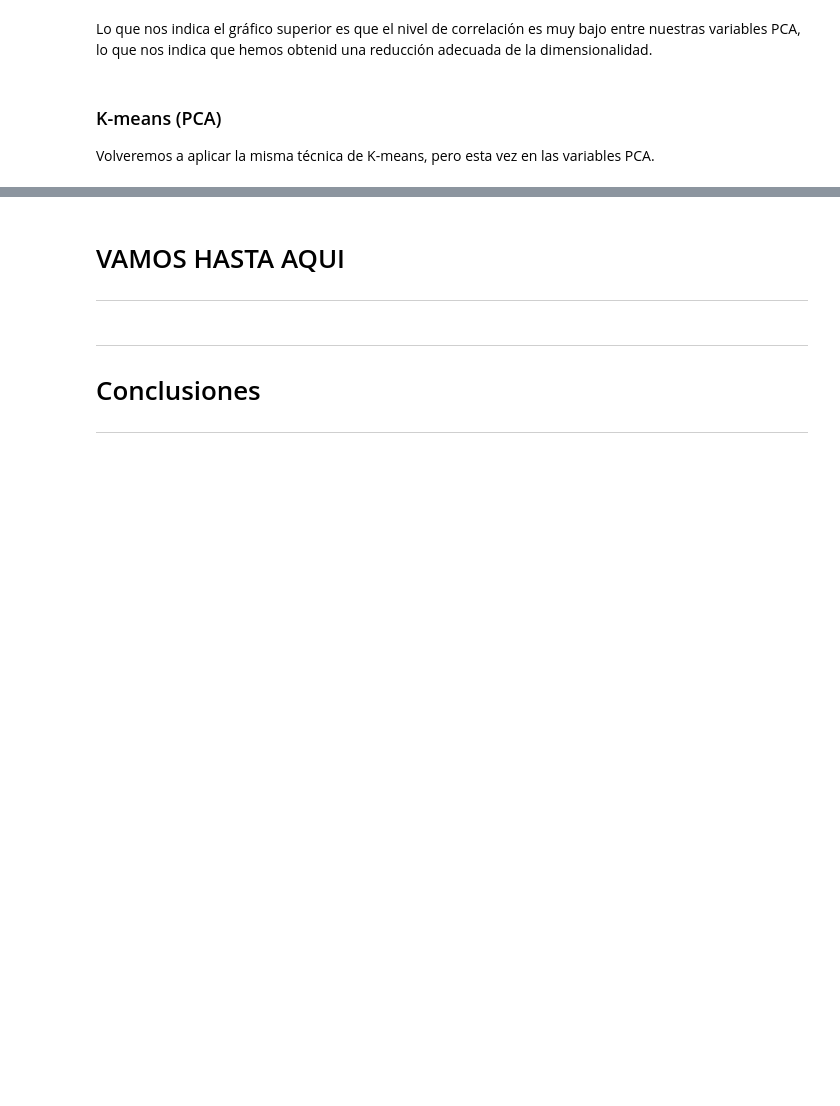
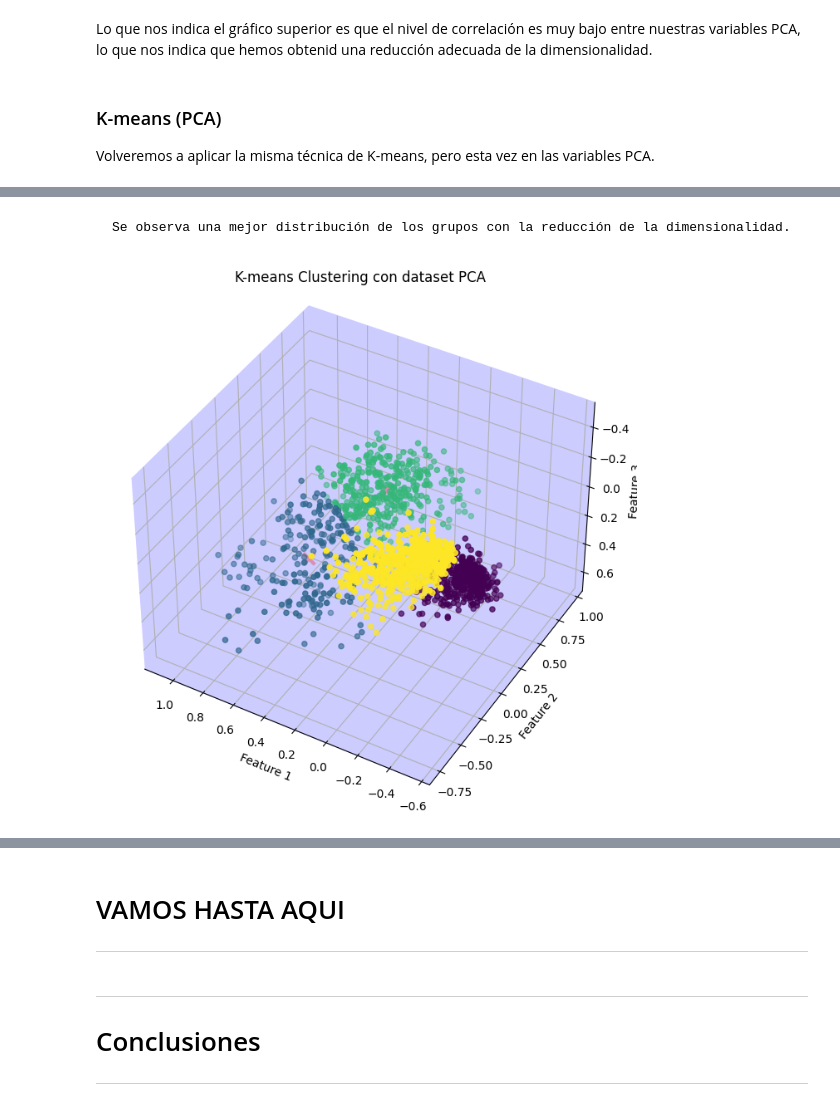
Before and after one commit to ernestopalacios/07MBID, a Jupyter notebook: AG1_ErnestoPalacios.ipynb, the cells around one changed output, grey strips where cells are left out. Drawn from its saved outputs; the diff is of its cells as text; code cells hidden in the pictures; blank space fills up the shorter version.

````diff
--- a/AG1_ErnestoPalacios.ipynb
+++ b/AG1_ErnestoPalacios.ipynb
@@ -1437,3 +1425,7 @@ Lo que nos indica el gráfico superior es que el nivel de correlación es muy ba
 ### K-means (PCA)
 
 Volveremos a aplicar la misma técnica de K-means, pero esta vez en las variables PCA.
+# %%
+kmeans_PCA = KMeans(n_clusters = 4, random_state=0, n_init = 10)
+clusters = kmeans_PCA.fit_predict(data_pca)
+kmeans_PCA.cluster_centers_.shape
@@ -1439,0 +1453,34 @@ Volveremos a aplicar la misma técnica de K-means, pero esta vez en las variable
+# %% [markdown]
+```
+Se observa una mejor distribución de los grupos con la reducción de la dimensionalidad.
+```
+# %%
+# Visualizacion del cluster PCA
+# https://vbatopandas.blogspot.com/2023/12/k-means-clustering-3d-plot-swiss-roll.html
+
+labels = kmeans_PCA.labels_
+
+# Plot the data points and their cluster assignments
+fig = plt.figure()
+ax = fig.add_subplot(111, projection='3d')
+
+# Convert DataFrame columns to NumPy arrays
+x = data_pca['PC1'].to_numpy()
+y = data_pca['PC2'].to_numpy()
+z = data_pca['PC3'].to_numpy()
+
+ax.scatter(x, y, z, c = labels, cmap = 'viridis')
+ax.scatter(kmeans_PCA.cluster_centers_[:, 0], kmeans_PCA.cluster_centers_[:, 1], kmeans_PCA.cluster_centers_[:, 2],
+           marker='x', color='red', s=100 , linewidths=3)
+# Set light blue background
+ax.w_xaxis.set_pane_color((0.8, 0.8, 1.0, 1.0))
+ax.w_yaxis.set_pane_color((0.8, 0.8, 1.0, 1.0))
+ax.w_zaxis.set_pane_color((0.8, 0.8, 1.0, 1.0))
+ax.set_title("K-means Clustering con dataset PCA")
+ax.set_xlabel("Feature 1")
+ax.set_ylabel("Feature 2")
+ax.set_zlabel("Feature 3")
+ax.view_init(-140, 60)
+plt.show()
+# %% [output]
+[figure, added]
````
Also changed, not shown: parts of 13 cells of this notebook.
